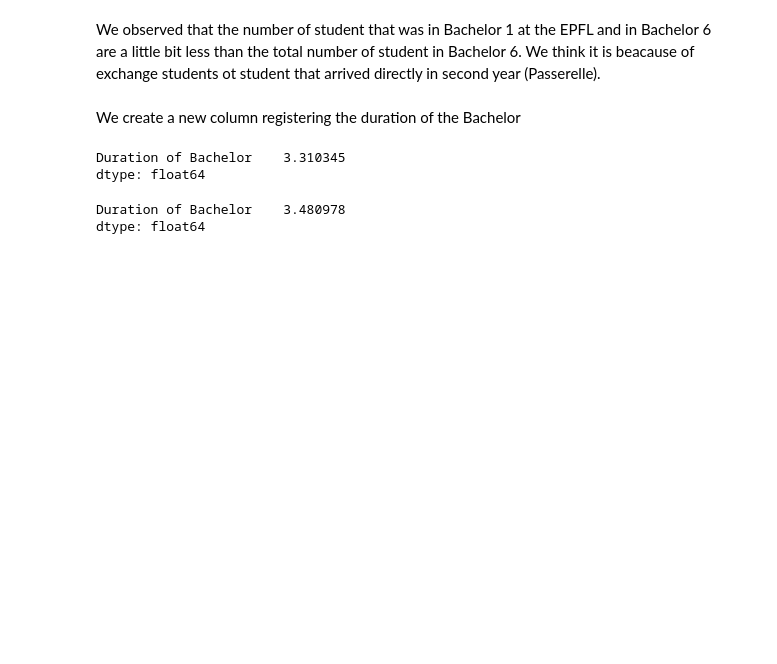
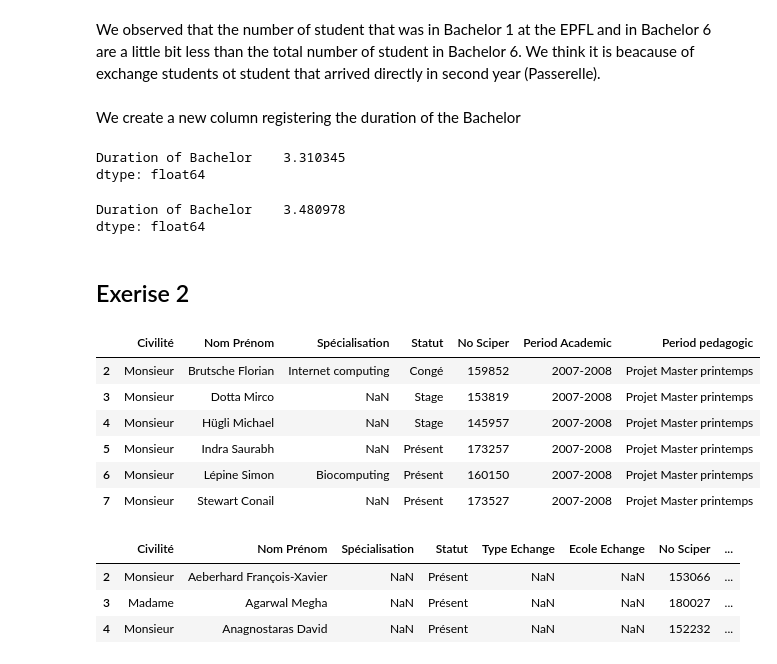
Before and after one commit to daniel-guggenheim/ada-homeworks, a Jupyter notebook: 02 - Data from the Web/homework2.ipynb, the cells around one changed output. Cells and saved outputs as stored; diff of their text form; code cells hidden in the pictures; blank space fills up the shorter version.

```diff
--- a/02 - Data from the Web/homework2.ipynb
+++ b/02 - Data from the Web/homework2.ipynb
@@ -228,3 +228,27 @@ df_monsieur.mean()
 # %% [output]
 Duration of Bachelor    3.480978
 dtype: float64
+# %% [markdown]
+## Exerise 2
+# %%
+masters_sem1 = glob.glob('.\\data\\[0-9]*-[0-9]*Master semestre 1')
+masters_sem2 = glob.glob('.\\data\\[0-9]*-[0-9]*Master semestre 2')
+masters_sem3 = glob.glob('.\\data\\[0-9]*-[0-9]*Master semestre 3')
+projectsA = glob.glob('.\\data\\[0-9]*-[0-9]*Projet Master automne')
+projectsP = glob.glob('.\\data\\[0-9]*-[0-9]*Projet Master printemps')
+
+masters_sem1_df_list = [pd.read_pickle(data_file) for data_file in masters_sem1]
+masters_sem2_df_list = [pd.read_pickle(data_file) for data_file in masters_sem2]
+masters_sem3_df_list = [pd.read_pickle(data_file) for data_file in masters_sem3]
+projectsA_df_list = [pd.read_pickle(data_file) for data_file in projectsA]
+projectsP_df_list = [pd.read_pickle(data_file) for data_file in projectsP]
+# %%
+projectsP_df_list[0]
+# %% [output]
+|  | Civilité | Nom Prénom | Spécialisation | Statut | No Sciper | Period Academic | Period pedagogic |
+| 2 | Monsieur | Brutsche Florian | Internet computing | Congé | 159852 | 2007-2008 | Projet Master printemps |
+| 3 | Monsieur | Dotta Mirco | NaN | Stage | 153819 | 2007-2008 | Projet Master printemps |
+| 4 | Monsieur | Hügli Michael | NaN | Stage | 145957 | 2007-2008 | Projet Master printemps |
+| 5 | Monsieur | Indra Saurabh | NaN | Présent | 173257 | 2007-2008 | Projet Master printemps |
+| 6 | Monsieur | Lépine Simon | Biocomputing | Présent | 160150 | 2007-2008 | Projet Master printemps |
+| 7 | Monsieur | Stewart Conail | NaN | Présent | 173527 | 2007-2008 | Projet Master printemps |
@@ -230,0 +263,7 @@ dtype: float64
+# %%
+masters_sem1_df_list[0].head(3)
+# %% [output]
+|  | Civilité | Nom Prénom | Spécialisation | Statut | Type Echange | Ecole Echange | No Sciper | ... |
+| 2 | Monsieur | Aeberhard François-Xavier | NaN | Présent | NaN | NaN | 153066 | ... |
+| 3 | Madame | Agarwal Megha | NaN | Présent | NaN | NaN | 180027 | ... |
+| 4 | Monsieur | Anagnostaras David | NaN | Présent | NaN | NaN | 152232 | ... |
```
Also changed, not shown: parts of 10 cells of this notebook.
